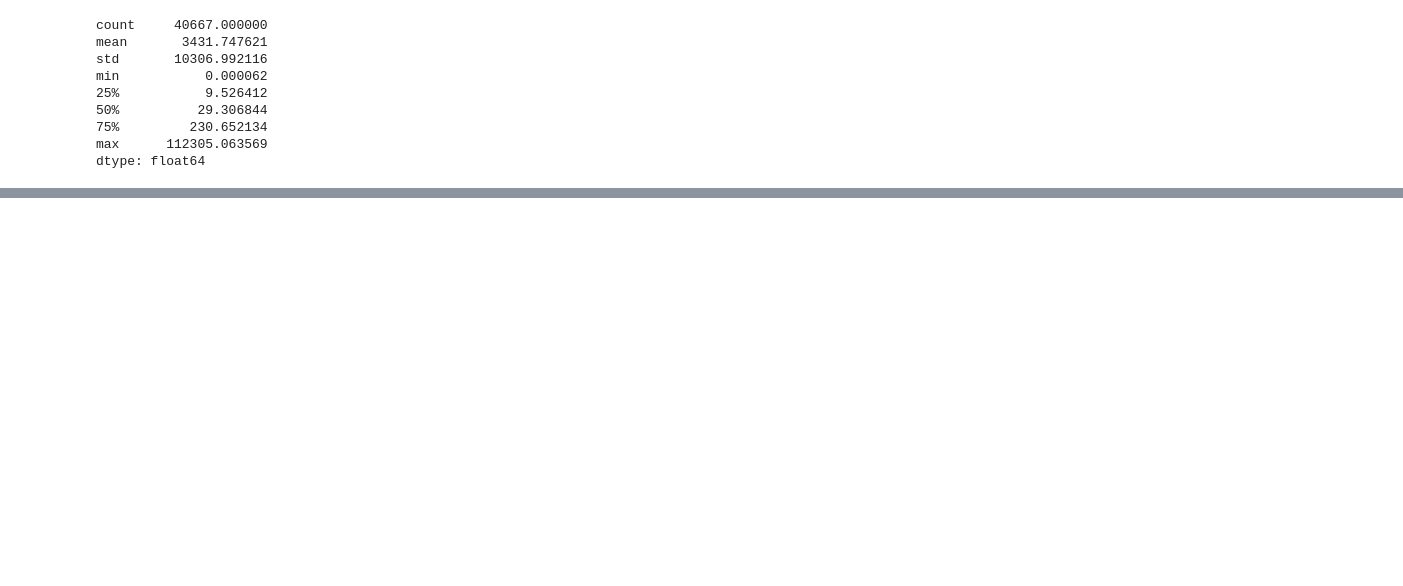
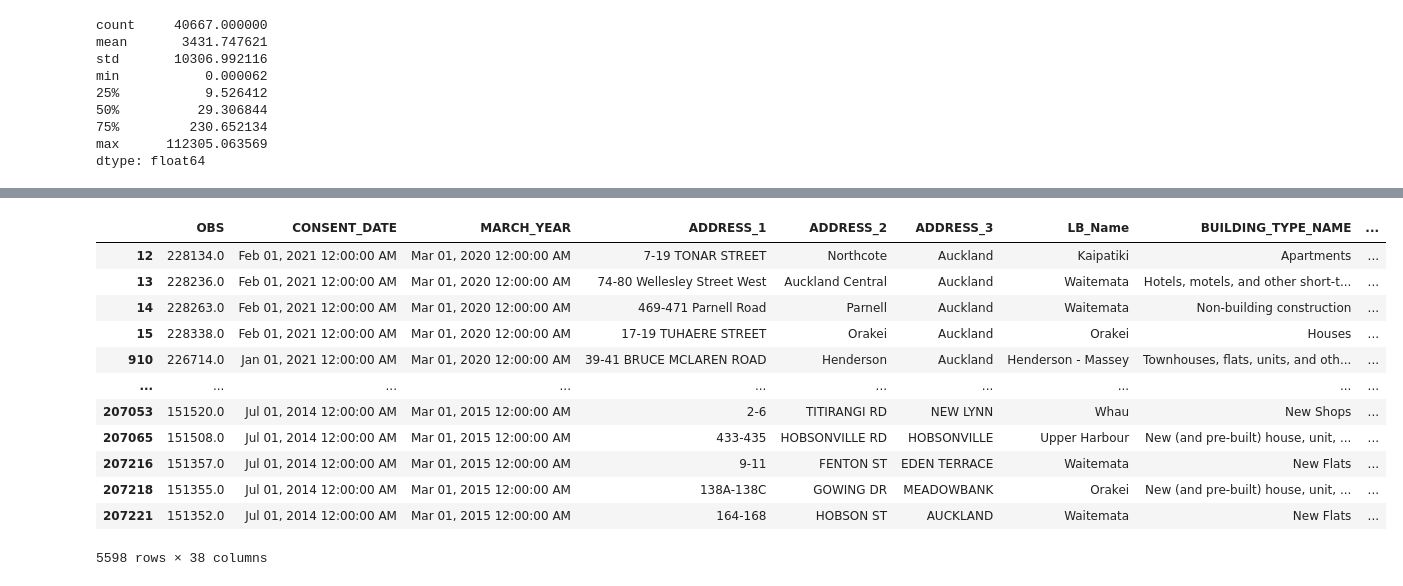
Before and after one commit to UoA-eResearch/auckland-housing, a Jupyter notebook: phase1.ipynb, the cells around one changed output, grey strips where cells are left out. Saved outputs shown, nothing was run; the diff lists cells and outputs as text; code cells hidden in the pictures; blank space fills up the shorter version.

Commit message:
phase1: investigating ranged addresses

```diff
--- a/phase1.ipynb
+++ b/phase1.ipynb
@@ -377,0 +357,2 @@ Name: LINZ_MATCH_CODE, dtype: int64
+# %%
+df["distance_to_parcel"] = distances
@@ -377,0 +395,17 @@ Name: LINZ_MATCH_CODE, dtype: int64
+# %%
+ranged = df[df.Ranged_Address_indicator & (df.LINZ_MATCH_CODE > 2)]
+ranged
+# %% [output]
+|  | OBS | CONSENT_DATE | MARCH_YEAR | ADDRESS_1 | ADDRESS_2 | ADDRESS_3 | LB_Name | BUILDING_TYPE_NAME | ... |
+| 12 | 228134.0 | Feb 01, 2021 12:00:00 AM | Mar 01, 2020 12:00:00 AM | 7-19 TONAR STREET | Northcote | Auckland | Kaipatiki | Apartments | ... |
+| 13 | 228236.0 | Feb 01, 2021 12:00:00 AM | Mar 01, 2020 12:00:00 AM | 74-80 Wellesley Street West | Auckland Central | Auckland | Waitemata | Hotels, motels, and other short-t... | ... |
+| 14 | 228263.0 | Feb 01, 2021 12:00:00 AM | Mar 01, 2020 12:00:00 AM | 469-471 Parnell Road | Parnell | Auckland | Waitemata | Non-building construction | ... |
+| 15 | 228338.0 | Feb 01, 2021 12:00:00 AM | Mar 01, 2020 12:00:00 AM | 17-19 TUHAERE STREET | Orakei | Auckland | Orakei | Houses | ... |
+| 910 | 226714.0 | Jan 01, 2021 12:00:00 AM | Mar 01, 2020 12:00:00 AM | 39-41 BRUCE MCLAREN ROAD | Henderson | Auckland | Henderson - Massey | Townhouses, flats, units, and oth... | ... |
+| ... | ... | ... | ... | ... | ... | ... | ... | ... | ... |
+| 207053 | 151520.0 | Jul 01, 2014 12:00:00 AM | Mar 01, 2015 12:00:00 AM | 2-6 | TITIRANGI RD | NEW LYNN | Whau | New Shops | ... |
+| 207065 | 151508.0 | Jul 01, 2014 12:00:00 AM | Mar 01, 2015 12:00:00 AM | 433-435 | HOBSONVILLE RD | HOBSONVILLE | Upper Harbour | New (and pre-built) house, unit, ... | ... |
+| 207216 | 151357.0 | Jul 01, 2014 12:00:00 AM | Mar 01, 2015 12:00:00 AM | 9-11 | FENTON ST | EDEN TERRACE | Waitemata | New Flats | ... |
+| 207218 | 151355.0 | Jul 01, 2014 12:00:00 AM | Mar 01, 2015 12:00:00 AM | 138A-138C | GOWING DR | MEADOWBANK | Orakei | New (and pre-built) house, unit, ... | ... |
+| 207221 | 151352.0 | Jul 01, 2014 12:00:00 AM | Mar 01, 2015 12:00:00 AM | 164-168 | HOBSON ST | AUCKLAND | Waitemata | New Flats | ... |
+5598 rows × 38 columns
```
Also changed, not shown: parts of 20 cells of this notebook, 1 other file.
